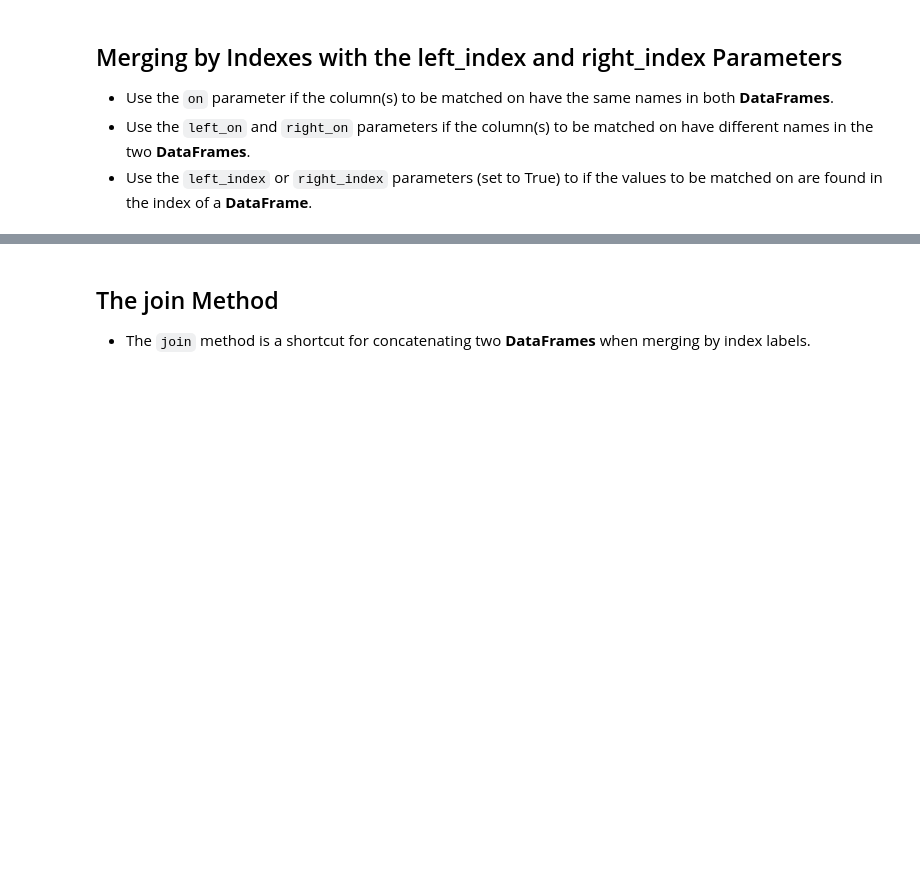
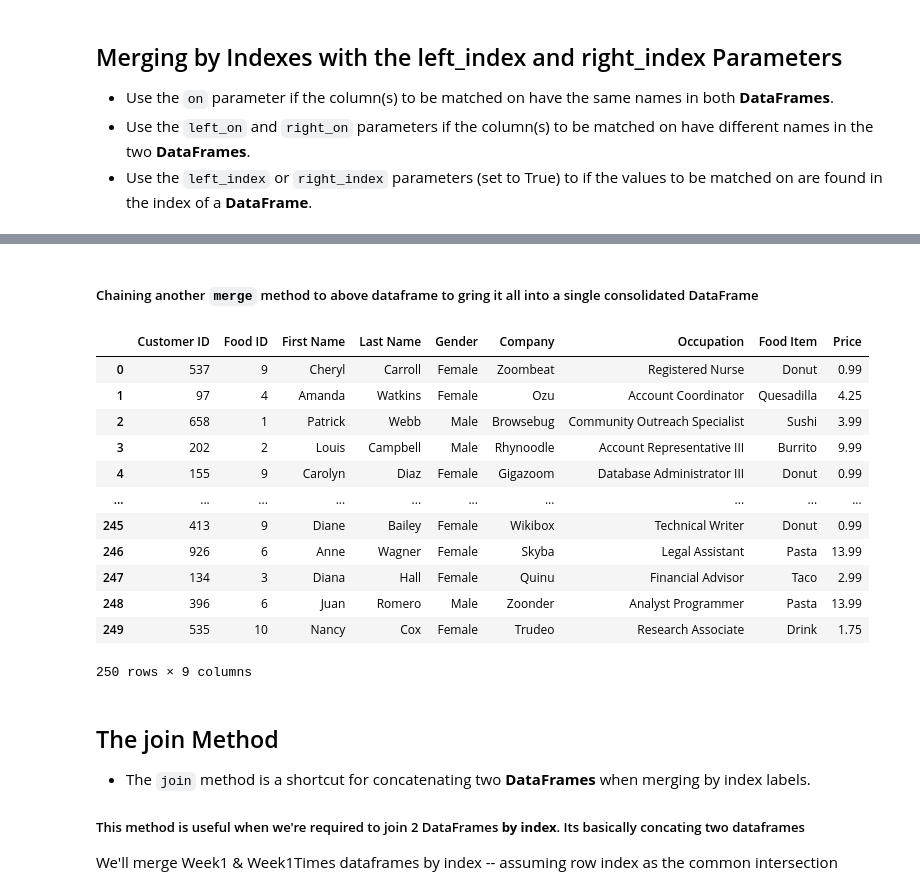
Before and after one commit to abhijeet-bhambere/pashkavers-pandas-trail, a Jupyter notebook: 10 - Merging DataFrames.ipynb, the cells around one changed output, grey strips where cells are left out. Cells and saved outputs as stored; diff of their text form; code cells hidden in the pictures; blank space fills up the shorter version.

Commit message:
Merging DataFrames - Day2

```diff
--- a/10 - Merging DataFrames.ipynb
+++ b/10 - Merging DataFrames.ipynb
@@ -178,3 +485,8 @@ week1.merge(foods,how="left",on="Food ID")
 - Use the `on` parameter if the column(s) to be matched on have the same names in both **DataFrames**.
 - Use the `left_on` and `right_on` parameters if the column(s) to be matched on have different names in the two **DataFrames**.
 - Use the `left_index` or `right_index` parameters (set to True) to if the values to be matched on are found in the index of a **DataFrame**.
+# %%
+foods = pd.read_csv("restaurant_foods.csv",index_col="Food ID")
+customers =pd.read_csv("restaurant_customers.csv",index_col="ID")
+foods
+customers
@@ -181,3 +527,23 @@ week1.merge(foods,how="left",on="Food ID")
+# %% [markdown]
+##### Chaining another `merge` method to above dataframe to gring it all into a single consolidated DataFrame
+# %%
+week1.merge(customers,how="left",left_on="Customer ID",right_index=True).merge(foods,how="left",left_on="Food ID",right_index=True)
+# %% [output]
+|  | Customer ID | Food ID | First Name | Last Name | Gender | Company | Occupation | Food Item | Price |
+| 0 | 537 | 9 | Cheryl | Carroll | Female | Zoombeat | Registered Nurse | Donut | 0.99 |
+| 1 | 97 | 4 | Amanda | Watkins | Female | Ozu | Account Coordinator | Quesadilla | 4.25 |
+| 2 | 658 | 1 | Patrick | Webb | Male | Browsebug | Community Outreach Specialist | Sushi | 3.99 |
+| 3 | 202 | 2 | Louis | Campbell | Male | Rhynoodle | Account Representative III | Burrito | 9.99 |
+| 4 | 155 | 9 | Carolyn | Diaz | Female | Gigazoom | Database Administrator III | Donut | 0.99 |
+| ... | ... | ... | ... | ... | ... | ... | ... | ... | ... |
+| 245 | 413 | 9 | Diane | Bailey | Female | Wikibox | Technical Writer | Donut | 0.99 |
+| 246 | 926 | 6 | Anne | Wagner | Female | Skyba | Legal Assistant | Pasta | 13.99 |
+| 247 | 134 | 3 | Diana | Hall | Female | Quinu | Financial Advisor | Taco | 2.99 |
+| 248 | 396 | 6 | Juan | Romero | Male | Zoonder | Analyst Programmer | Pasta | 13.99 |
+| 249 | 535 | 10 | Nancy | Cox | Female | Trudeo | Research Associate | Drink | 1.75 |
+250 rows × 9 columns
 # %% [markdown]
 ## The join Method
-- The `join` method is a shortcut for concatenating two **DataFrames** when merging by index labels.
+- The `join` method is a shortcut for concatenating two **DataFrames** when merging by index labels.<br>
+##### This method is useful when we're required to join 2 DataFrames **by index**. Its basically concating two dataframes
+We'll merge Week1 & Week1Times dataframes by index -- assuming row index as the common intersection
```
Also changed, not shown: parts of 48 cells of this notebook.
